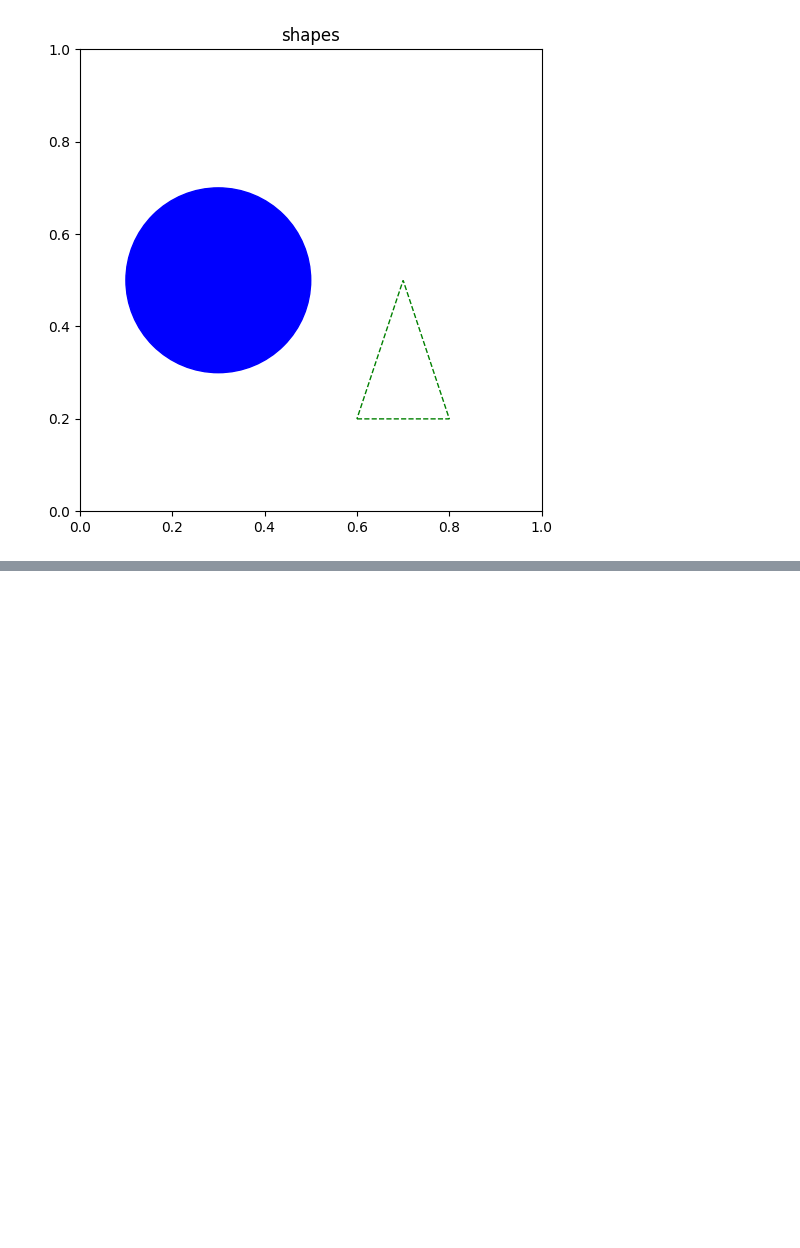
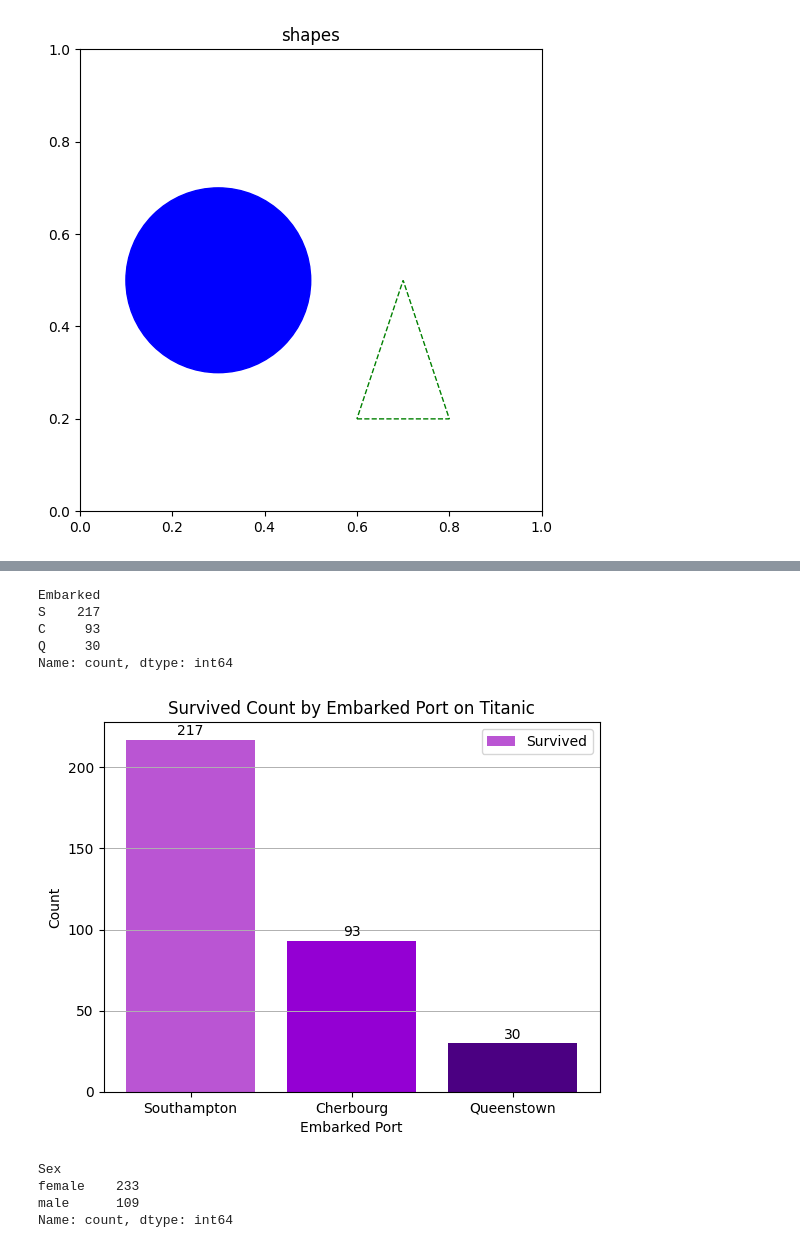
Before and after one commit to DDORINY/study_AI_26, a Jupyter notebook: Matplotlib.ipynb, the cells around one changed output, grey strips where cells are left out. Drawn from its saved outputs; the diff is of its cells as text; code cells hidden in the pictures; blank space fills up the shorter version.

```diff
--- a/Matplotlib.ipynb
+++ b/Matplotlib.ipynb
@@ -312,0 +373,53 @@ FileNotFoundError: [Errno 2] No such file or directory: 'titanic_selena.csv'
+# %%
+titanic = pd.read_csv('titanic_selena.csv')
+
+# 승선 항구에 따른 생존자 수 계산
+survived_counts = titanic[titanic['Survived'] == 1]['Embarked'].value_counts()
+
+survived_counts
+# %% [output]
+Embarked
+S    217
+C     93
+Q     30
+Name: count, dtype: int64
+# %%
+import matplotlib.pyplot as plt
+
+plt.bar(
+    survived_counts.index,
+    survived_counts.values,
+    color=['mediumorchid', 'darkviolet', 'indigo']
+)
+
+plt.title('Survived Count by Embarked Port on Titanic')
+plt.xlabel('Embarked Port')
+plt.ylabel('Count')
+
+plt.xticks(
+    survived_counts.index,
+    ['Southampton', 'Cherbourg', 'Queenstown']
+)
+
+plt.legend(['Survived'], loc='upper right')
+plt.grid(axis='y', linestyle='-', linewidth=0.7)
+
+# 생존자 수 표시
+for i, value in enumerate(survived_counts.values):
+    plt.text(i, value + 1, str(value), ha='center', va='bottom')
+
+plt.show()
+# %% [output]
+[figure, added]
+# %%
+# 수평 막대 그래프 : 성별에 따른 생존자 수 확인하기
+titanic = pd.read_csv('titanic_selena.csv')
+
+# 성별에 따른 생존자의 수 계산
+survived_counts =titanic[titanic['Survived'] == 1]['Sex'].value_counts()
+survived_counts
+# %% [output]
+Sex
+female    233
+male      109
+Name: count, dtype: int64
```
Also changed, not shown: parts of 7 cells of this notebook.
